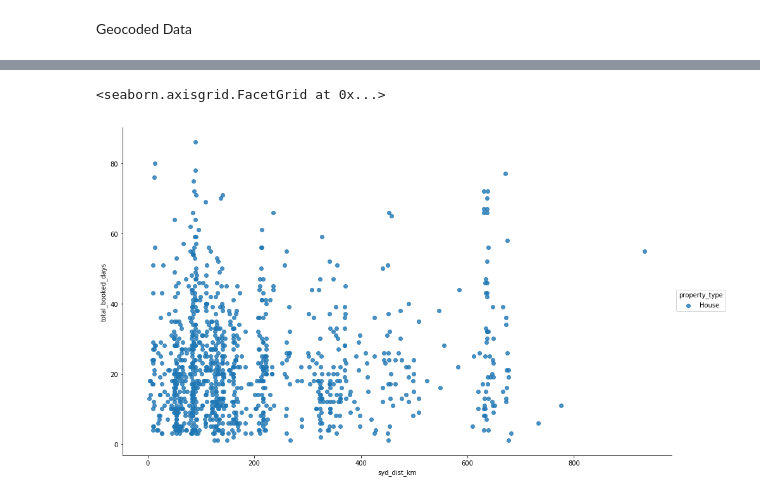
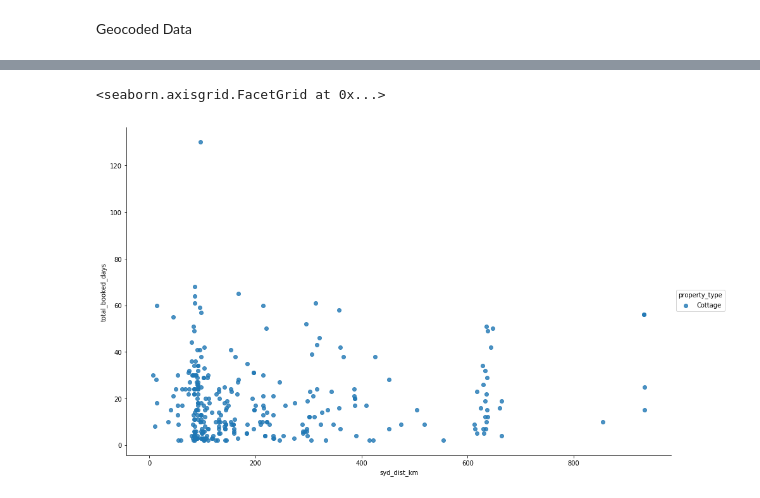
Before and after one commit to Mitoflyboy/scraping, a Jupyter notebook: stayz_analysis/Stayz_Analysis.ipynb, the cells around one changed output, grey strips where cells are left out. Cells and saved outputs as stored; diff of their text form; code cells hidden in the pictures.

```diff
--- a/stayz_analysis/Stayz_Analysis.ipynb
+++ b/stayz_analysis/Stayz_Analysis.ipynb
@@ -119,6 +131,6 @@ nsw_data_s3.describe()
 # %%
 # Set the number of bars for the graph
-bin_values = np.arange(start=0, stop=600, step=10)
+bin_values = np.arange(start=0, stop=660, step=10)
 
 # Create the figure
 f1 = plt.figure(num=None, figsize=(30, 10), dpi=80, facecolor='w', edgecolor='k')
@@ -128,21 +140,15 @@ ax.set(title='Number of Properties vs Price'
       ,ylabel='Number of Properties')
 
 
-
-# Filter to only 2 bedroom units:
-tran_small_price1 = nsw_data_s3.loc[nsw_data_s3['bedrooms'] == 2]
-
-# Filter where distance to Sydney between 100-150km
-tran_small_price_local = tran_small_price1.loc[(tran_small_price1['syd_dist_km'] >= 100) & (tran_small_price1['syd_dist_km'] <= 150)]
-
-tran_small_price_local = tran_small_price1.loc[(tran_small_price1['syd_brg'] == 'N')]
-
-
-x = tran_small_price_local['init_price']
+# Get the initial price
+x = nsw_data_s5['init_price']
 
 # Remove the rows where price is empty (NaN)
 x = x.dropna()
 
+print("Total number of properties: " + str(len(x)))
+
+# Plot a histogram of the init_price
 ax.hist(x, bins=bin_values, alpha=.6) # alpha for transparency
 
 plt.show()
@@ -244,23 +240,23 @@ plt.show()
 # Read the bookings file
 bk_date_str = '2018-04-03'
 
-b = pd.read_json('/Users/taj/GitHub/scraping/stayz/WebData/nsw_bookings/stayz_bookings_' + bk_date_str + '.json'
+book = pd.read_json('/Users/taj/GitHub/scraping/stayz/WebData/nsw_bookings/stayz_bookings_' + bk_date_str + '.json'
                 ,convert_dates=['arr_dt','dep_dt'])
 
 # Change the index to property id
-b.set_index('property_id',inplace=True)
+book.set_index('property_id',inplace=True)
 
 # Sort the dataset so that all property id bookings are together
-b2 = b.sort_index()
+book.sort_index(inplace=True)
 
 
 # If the booking is greater than 7 days then may not be a customer
 # If the booking is greater than 14 days then assume it is blocked out and not a booking
-b2['book_type'] = b2['book_days'].map(lambda x: 'Host' if x > 14 else 'Cust')
+book['book_type'] = book['book_days'].map(lambda x: 'Host' if x > 14 else 'Cust')
 
-b3 = b2[b2['book_type'] == 'Cust']
+book_cust = book[book['book_type'] == 'Cust']
 
-b3.tail(5)
+book_cust.tail()
 # %% [output]
 |  | arr_dt | book_days | dep_dt | book_type |
 | property_id |  |  |  |  |
@@ -297,15 +293,11 @@ a.sort_values(by=['arr_dt'])
 # Las 30/60/90 day actual occupance vs distance (history bookings)
 
 # Calculate the number of booked days for the 'Cust' type of bookings since b3 is the customers exc hosts
-b5 = b3.groupby(['property_id']).sum()
+book_sum = book_cust.groupby(['property_id']).sum()
 
 # Rename the column as total_booked_days
-b5.columns = ['total_booked_days']
-
-b6 = b3.merge(b5, left_index=True, right_index=True)
+book_sum.columns = ['total_booked_days']
+book_sum.head()
 
 # Count how many places have zero bookings
-
-
-b5.plot()
 # %% [output]
@@ -326,7 +319,7 @@ b4.head(20)
 # %%
 # Join the full dataset with the bookings:
 
-full_bookings = full_dataset.merge(b5, left_index=True, right_index=True)
+full_bookings = full_dataset.merge(book_sum, left_index=True, right_index=True)
 
 full_bookings.head()
 # %% [output]
@@ -390,17 +383,17 @@ sns.lmplot( x="reviews", y="total_booked_days", data=nsw_data_s7, fit_reg=False
 # %%
 # Now check individual graphs in detail
 
 # Try just one property_type
 
-nsw_data_s8 = full_bookings[full_bookings['property_type'] == 'House']
+nsw_data_s8 = full_bookings[full_bookings['property_type'] == 'Cottage']
 
 sns.lmplot( x="syd_dist_km", y="total_booked_days", data=nsw_data_s8, fit_reg=False
            , hue='property_type'
            , aspect=1.61
           , size=8)
 # %% [output]
 <seaborn.axisgrid.FacetGrid at 0x...>
-[figure, old version]
+[figure, new version]
 # %%
 test_cor = full_bookings.corr(method='pearson')
 
```
Also changed, not shown: parts of 25 cells of this notebook, 1 other file.
